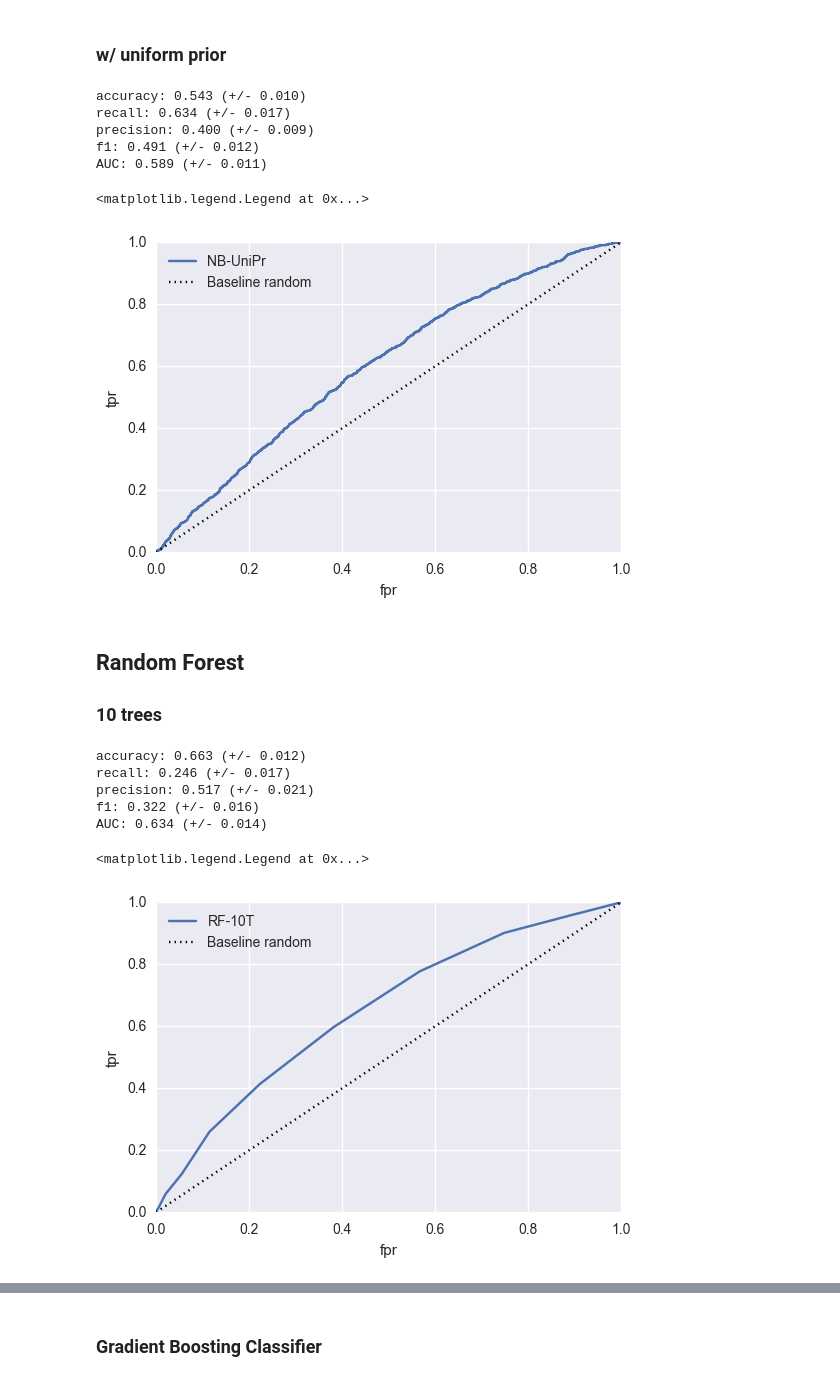
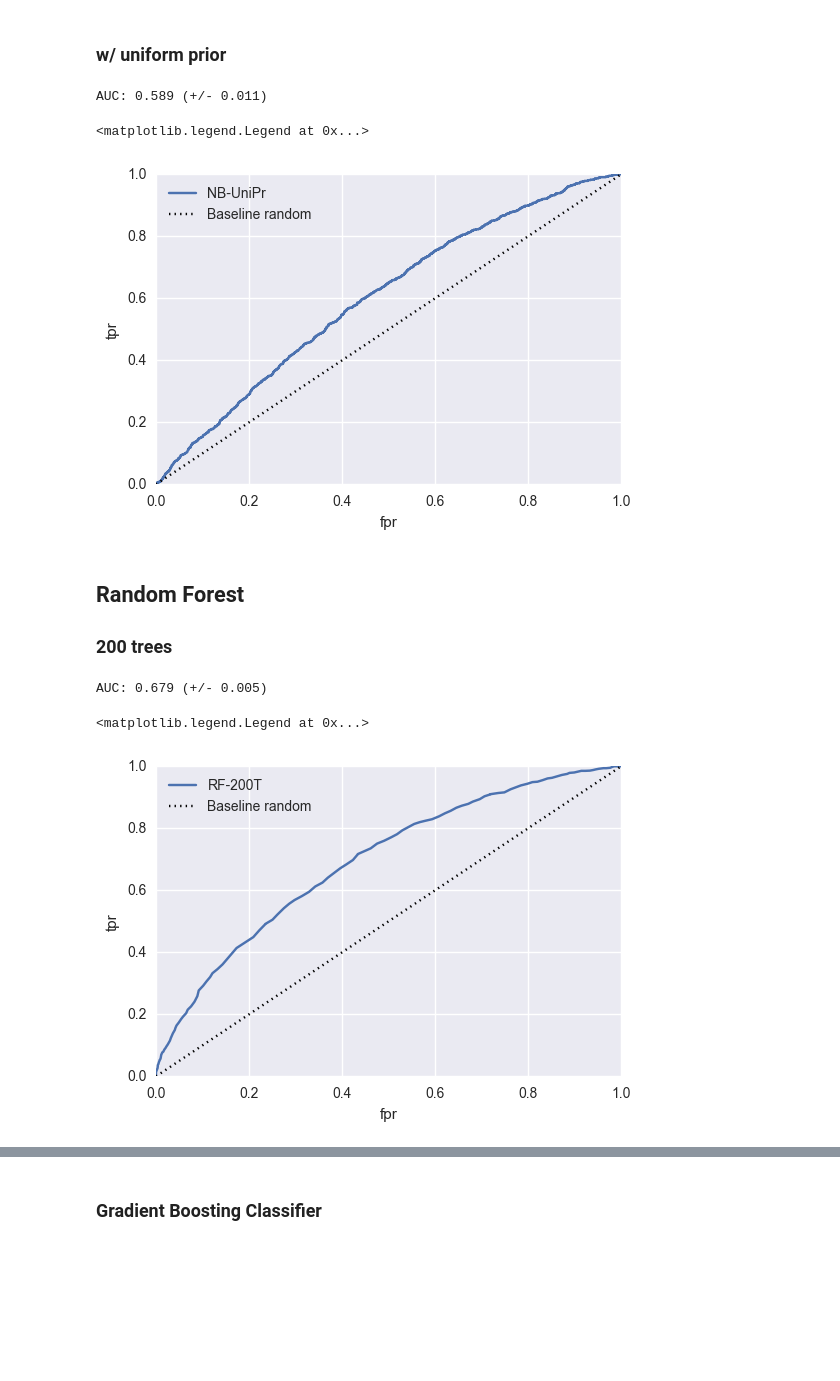
Before and after one commit to jchelmers/urban-data-project, a Jupyter notebook: Consolidate_New_Features_Jon.ipynb, the cells around one changed output, grey strips where cells are left out. Saved outputs shown, nothing was run; the diff lists cells and outputs as text; code cells hidden in the pictures; blank space fills up the shorter version.

```diff
--- a/Consolidate_New_Features_Jon.ipynb
+++ b/Consolidate_New_Features_Jon.ipynb
@@ -292,16 +260,10 @@ AUC: 0.597 (+/- 0.012)
 nb = BernoulliNB(alpha=1,fit_prior=False)
 nb.fit(X_train_norm, y_train)
 pred_nb_prob = nb.predict_proba(X_test_norm)
-scores = model_selection.cross_val_score(nb,X_train_norm,y_train, cv=5)
-print("accuracy: %0.3f (+/- %0.3f)" % (scores.mean(), scores.std() * 2))
-scores = model_selection.cross_val_score(nb,X_train_norm,y_train, cv=5, scoring='recall')
-print("recall: %0.3f (+/- %0.3f)" % (scores.mean(), scores.std() * 2))
-scores = model_selection.cross_val_score(nb,X_train_norm,y_train, cv=5, scoring='precision')
-print("precision: %0.3f (+/- %0.3f)" % (scores.mean(), scores.std() * 2))
-scores = model_selection.cross_val_score(nb,X_train_norm,y_train, cv=5, scoring='f1')
-print("f1: %0.3f (+/- %0.3f)" % (scores.mean(), scores.std() * 2))
+
 scores = model_selection.cross_val_score(nb,X_train_norm,y_train, cv=5, scoring='roc_auc')
 print("AUC: %0.3f (+/- %0.3f)" % (scores.mean(), scores.std() * 2))
+
 fpr_nb_up, tpr_nb_up, thresholds_nb_up = metrics.roc_curve(y_test, pred_nb_prob[:,1])
 plt.plot(fpr_nb_up,tpr_nb_up, label='NB-UniPr')
 plt.plot(fpr_nb_up,fpr_nb_up,'k:', label='Baseline random')
@@ -309,41 +271,27 @@ plt.xlabel('fpr')
 plt.ylabel('tpr')
 plt.legend(loc=2)
 # %% [output]
-accuracy: 0.543 (+/- 0.010)
-recall: 0.634 (+/- 0.017)
-precision: 0.400 (+/- 0.009)
-f1: 0.491 (+/- 0.012)
 AUC: 0.589 (+/- 0.011)
 <matplotlib.legend.Legend at 0x...>
 [figure]
 # %% [markdown]
 ## Random Forest
-### 10 trees
+### 200 trees
 # %%
-rf = RandomForestClassifier(n_estimators=10)
+rf = RandomForestClassifier(n_estimators=200, n_jobs=3)
 rf.fit(X_train_norm, y_train)
 pred_rf_prob = rf.predict_proba(X_test_norm)
-scores_rf = model_selection.cross_val_score(rf,X_train_norm,y_train, cv=5)
-print("accuracy: %0.3f (+/- %0.3f)" % (scores_rf.mean(), scores_rf.std() * 2))
-scores_rf = model_selection.cross_val_score(rf,X_train_norm,y_train, cv=5, scoring='recall')
-print("recall: %0.3f (+/- %0.3f)" % (scores_rf.mean(), scores_rf.std() * 2))
-scores_rf = model_selection.cross_val_score(rf,X_train_norm,y_train, cv=5, scoring='precision')
-print("precision: %0.3f (+/- %0.3f)" % (scores_rf.mean(), scores_rf.std() * 2))
-scores_rf = model_selection.cross_val_score(rf,X_train_norm,y_train, cv=5, scoring='f1')
-print("f1: %0.3f (+/- %0.3f)" % (scores_rf.mean(), scores_rf.std() * 2))
+
 scores_rf = model_selection.cross_val_score(rf,X_train_norm,y_train, cv=5, scoring='roc_auc')
 print("AUC: %0.3f (+/- %0.3f)" % (scores_rf.mean(), scores_rf.std() * 2))
+
 fpr_rf, tpr_rf, thresholds_rf = metrics.roc_curve(y_test, pred_rf_prob[:,1])
-plt.plot(fpr_rf,tpr_rf, label='RF-10T')
+plt.plot(fpr_rf,tpr_rf, label='RF-200T')
 plt.plot(fpr_rf,fpr_rf,'k:', label='Baseline random')
 plt.xlabel('fpr')
 plt.ylabel('tpr')
 plt.legend(loc=2)
 # %% [output]
-accuracy: 0.663 (+/- 0.012)
-recall: 0.246 (+/- 0.017)
-precision: 0.517 (+/- 0.021)
-f1: 0.322 (+/- 0.016)
-AUC: 0.634 (+/- 0.014)
+AUC: 0.679 (+/- 0.005)
 <matplotlib.legend.Legend at 0x...>
-[figure, old version]
+[figure, new version]
```
Also changed, not shown: parts of 25 cells of this notebook.
